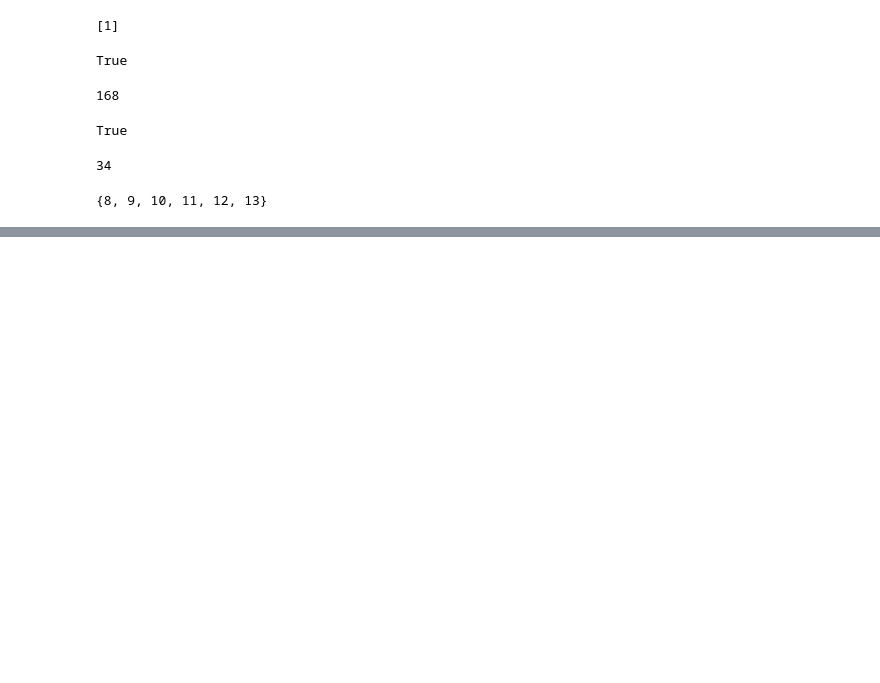
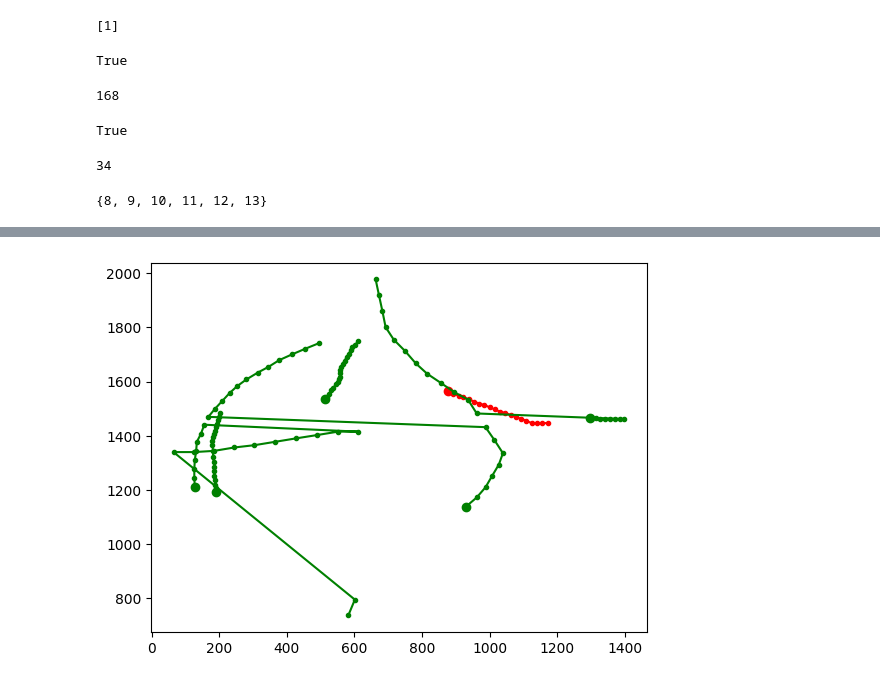
Before and after one commit to Just-Wee/Human-Trajectory-Prediction-via-Neural-Social-Physics, a Jupyter notebook: test.ipynb, the cells around one changed output, grey strips where cells are left out. Drawn from its saved outputs; the diff is of its cells as text; code cells hidden in the pictures; blank space fills up the shorter version.

```diff
--- a/test.ipynb
+++ b/test.ipynb
@@ -63,0 +200,6 @@ ped_set[3]
+# %%
+load_path = train_pickle + train_scenes[8]
+with open(load_path, 'rb') as f:
+    data = pickle.load(f)
+traj_complete, supplement, first_part = data[0], data[1], data[2]
+np.mean(np.linalg.norm(np.diff(traj_complete[:, :, :2], axis=1), axis=2).flatten())
@@ -63,0 +211,13 @@ ped_set[3]
+# %%
+import matplotlib.pyplot as plt
+
+def show_traj(traj, supp, all_num):
+    plt.plot(traj[:, 0], traj[:, 1], '.-', color='r')
+    plt.plot(traj[-1, 0], traj[-1, 1], 'o', color='r')
+    for n_id in range(all_num):
+        plt.plot(supp[:, n_id, 0], supp[:, n_id, 1], '.-', color='g')
+        plt.plot(supp[-1, n_id, 0], supp[-1, n_id, 1], 'o-', color='g')
+
+show_traj(traj_complete[0], supplement[0], 5)
+# %% [output]
+[figure, added]
```
Also changed, not shown: parts of 9 cells of this notebook, 6 other files.
